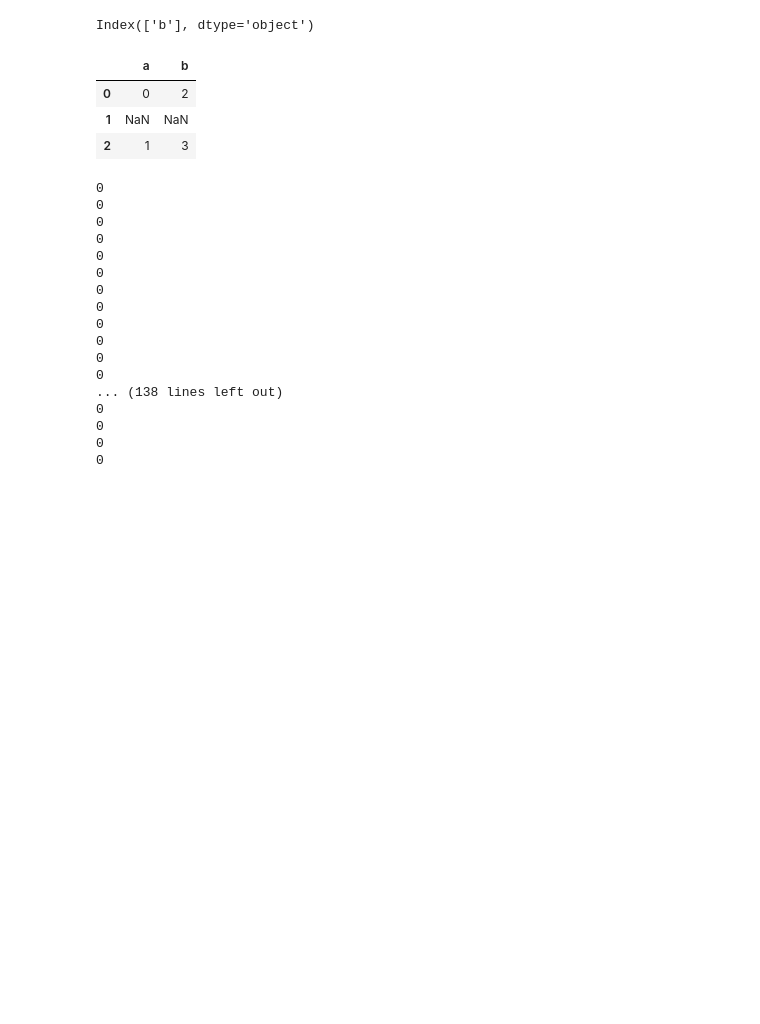
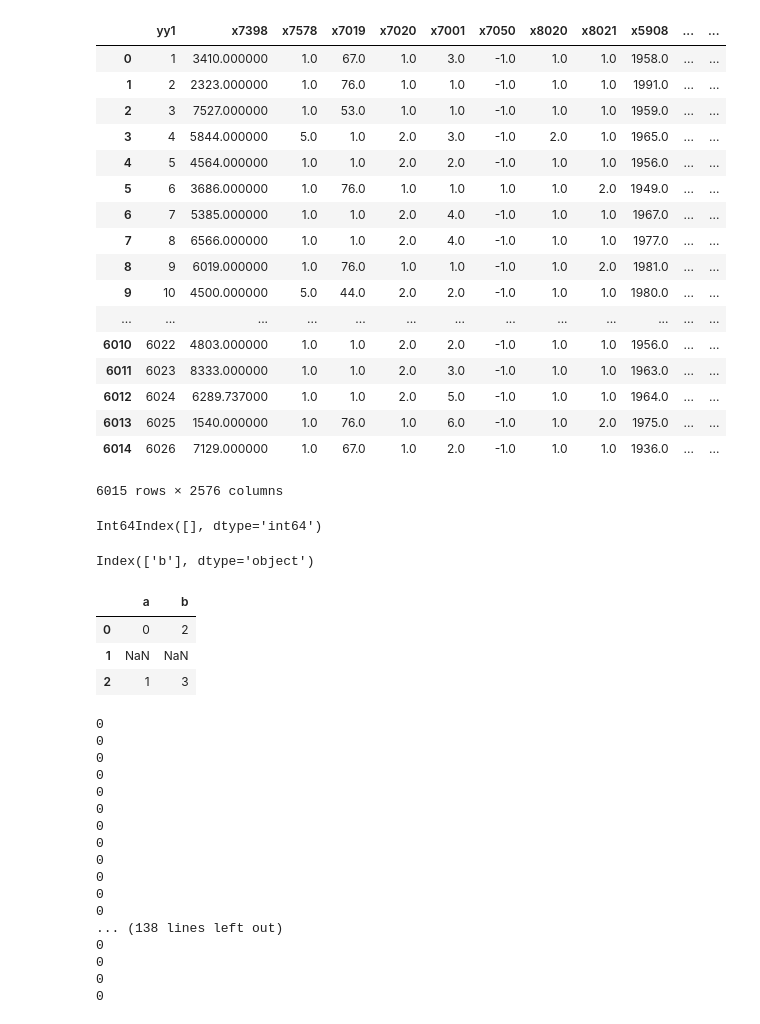
Before and after one commit to TavoloPerUno/scf_impute, a Jupyter notebook: Untitled.ipynb, the cells around one changed output. Drawn from its saved outputs; the diff is of its cells as text; code cells hidden in the pictures; blank space fills up the shorter version.

Commit message:
Fix descale

```diff
--- a/Untitled.ipynb
+++ b/Untitled.ipynb
@@ -30,0 +46,9 @@ lst_year_cols = dct_data['lst_year_cols']
+# %%
+def descale(df_raw_data, df_col_mu_std, lst_num_cols):
+    for col in lst_num_cols:
+        if col in df_raw_data.columns:
+            mu = df_col_mu_std.loc[col, 'mean']
+            std = df_col_mu_std.loc[col, 'std']
+            df_raw_data[col] = df_raw_data[col]*std + mu
+
+    return df_raw_data
@@ -31,3 +80,28 @@ lst_year_cols = dct_data['lst_year_cols']
+# %%
+descale(df_raw_data, df_col_mu_std, lst_num_cols)
+# %% [output]
+|  | yy1 | x7398 | x7578 | x7019 | x7020 | x7001 | x7050 | x8020 | x8021 | x5908 | ... | ... |
+| 0 | 1 | 3410.000000 | 1.0 | 67.0 | 1.0 | 3.0 | -1.0 | 1.0 | 1.0 | 1958.0 | ... | ... |
+| 1 | 2 | 2323.000000 | 1.0 | 76.0 | 1.0 | 1.0 | -1.0 | 1.0 | 1.0 | 1991.0 | ... | ... |
+| 2 | 3 | 7527.000000 | 1.0 | 53.0 | 1.0 | 1.0 | -1.0 | 1.0 | 1.0 | 1959.0 | ... | ... |
+| 3 | 4 | 5844.000000 | 5.0 | 1.0 | 2.0 | 3.0 | -1.0 | 2.0 | 1.0 | 1965.0 | ... | ... |
+| 4 | 5 | 4564.000000 | 1.0 | 1.0 | 2.0 | 2.0 | -1.0 | 1.0 | 1.0 | 1956.0 | ... | ... |
+| 5 | 6 | 3686.000000 | 1.0 | 76.0 | 1.0 | 1.0 | 1.0 | 1.0 | 2.0 | 1949.0 | ... | ... |
+| 6 | 7 | 5385.000000 | 1.0 | 1.0 | 2.0 | 4.0 | -1.0 | 1.0 | 1.0 | 1967.0 | ... | ... |
+| 7 | 8 | 6566.000000 | 1.0 | 1.0 | 2.0 | 4.0 | -1.0 | 1.0 | 1.0 | 1977.0 | ... | ... |
+| 8 | 9 | 6019.000000 | 1.0 | 76.0 | 1.0 | 1.0 | -1.0 | 1.0 | 2.0 | 1981.0 | ... | ... |
+| 9 | 10 | 4500.000000 | 5.0 | 44.0 | 2.0 | 2.0 | -1.0 | 1.0 | 1.0 | 1980.0 | ... | ... |
+| ... | ... | ... | ... | ... | ... | ... | ... | ... | ... | ... | ... | ... |
+| 6010 | 6022 | 4803.000000 | 1.0 | 1.0 | 2.0 | 2.0 | -1.0 | 1.0 | 1.0 | 1956.0 | ... | ... |
+| 6011 | 6023 | 8333.000000 | 1.0 | 1.0 | 2.0 | 3.0 | -1.0 | 1.0 | 1.0 | 1963.0 | ... | ... |
+| 6012 | 6024 | 6289.737000 | 1.0 | 1.0 | 2.0 | 5.0 | -1.0 | 1.0 | 1.0 | 1964.0 | ... | ... |
+| 6013 | 6025 | 1540.000000 | 1.0 | 76.0 | 1.0 | 6.0 | -1.0 | 1.0 | 2.0 | 1975.0 | ... | ... |
+| 6014 | 6026 | 7129.000000 | 1.0 | 67.0 | 1.0 | 2.0 | -1.0 | 1.0 | 1.0 | 1936.0 | ... | ... |
+6015 rows × 2576 columns
+# %%
+df_raw_data.index[pd.isnull(df_raw_data['x517'])]
+# %% [output]
+Int64Index([], dtype='int64')
 # %%
 lst_char_cols = [col for col in dct_data['lst_char_cols'] if col in df_raw_data.columns]
 lst_num_cols = [col for col in dct_data['lst_num_cols'] if col in df_raw_data.columns]
```
Also changed, not shown: parts of 6 cells of this notebook, 4 other files.
